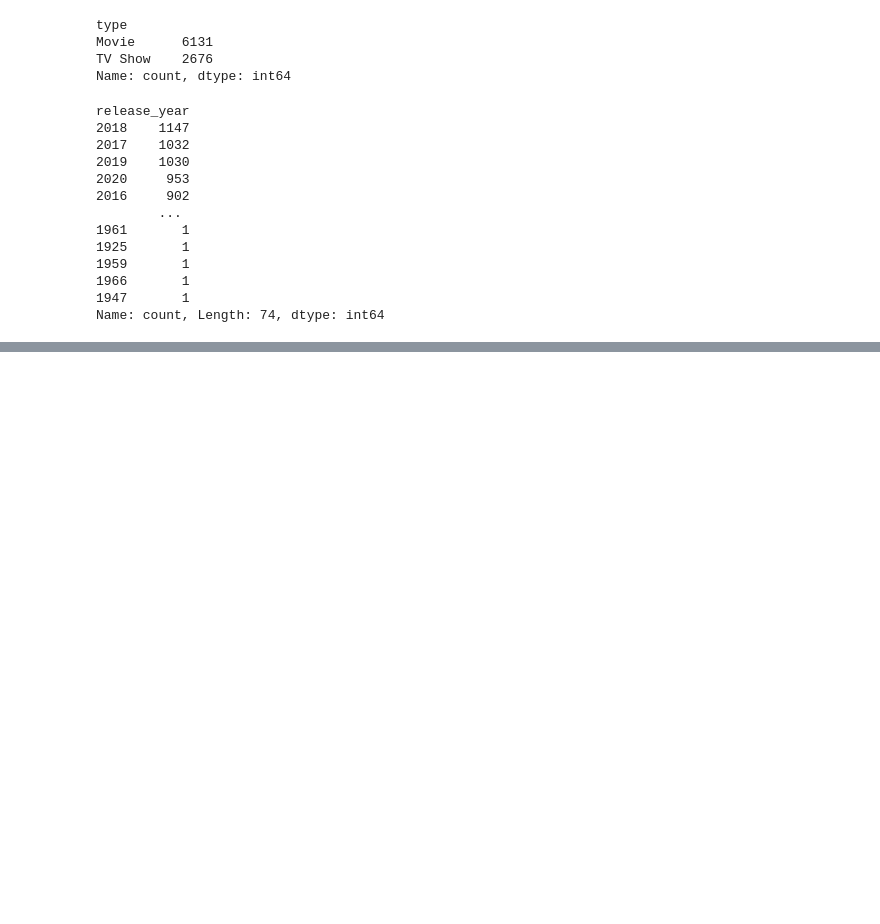
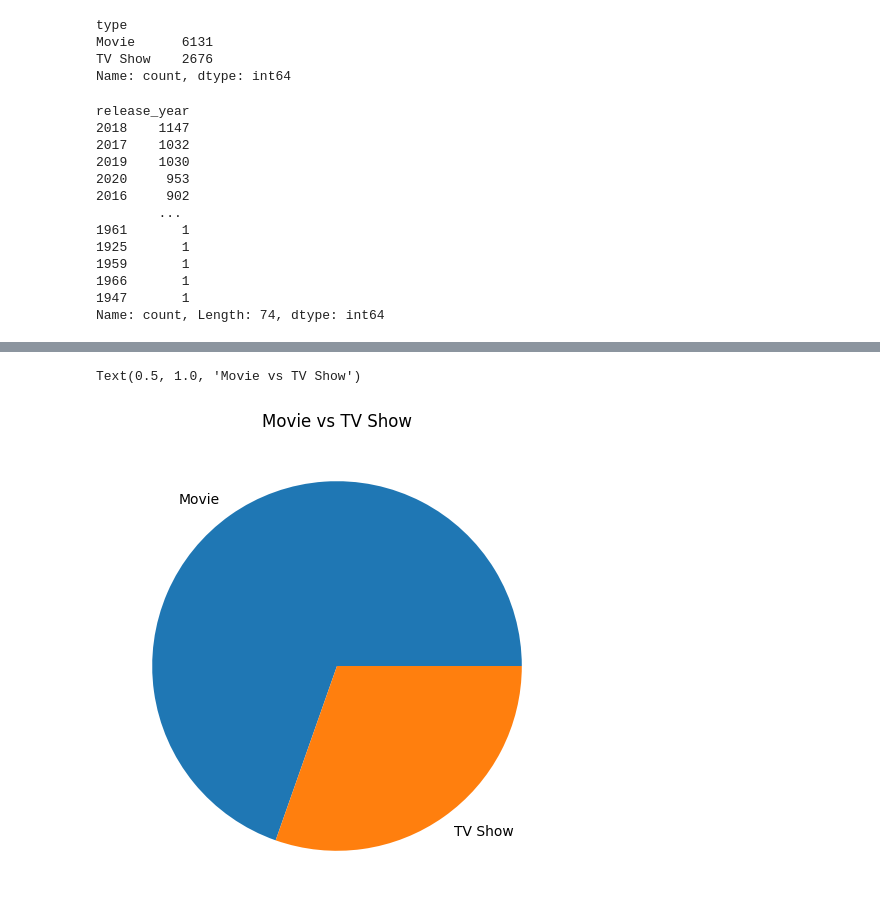
Before and after one commit to parag0811/pandas-practice-netflix-dataset, a Jupyter notebook: notebooks/basics.ipynb, the cells around one changed output, grey strips where cells are left out. Saved outputs shown, nothing was run; the diff lists cells and outputs as text; code cells hidden in the pictures; blank space fills up the shorter version.

```diff
--- a/notebooks/basics.ipynb
+++ b/notebooks/basics.ipynb
@@ -52,0 +62,10 @@ Name: count, Length: 74, dtype: int64
+# %%
+# Movies vs TV shows count
+
+count = df['type'].value_counts()
+plt.figure(figsize=(12,6))
+plt.pie(count, labels=count.index)
+plt.title("Movie vs TV Show")
+# %% [output]
+Text(0.5, 1.0, 'Movie vs TV Show')
+[figure, added]
```
Also changed, not shown: parts of 6 cells of this notebook.
